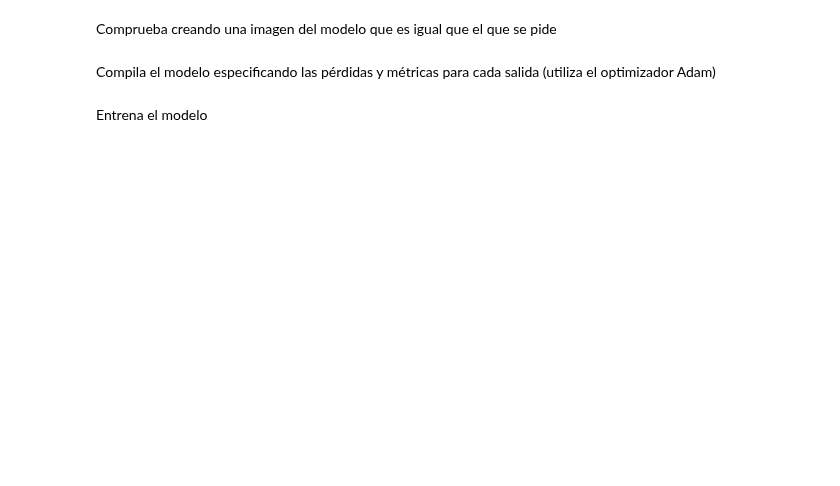
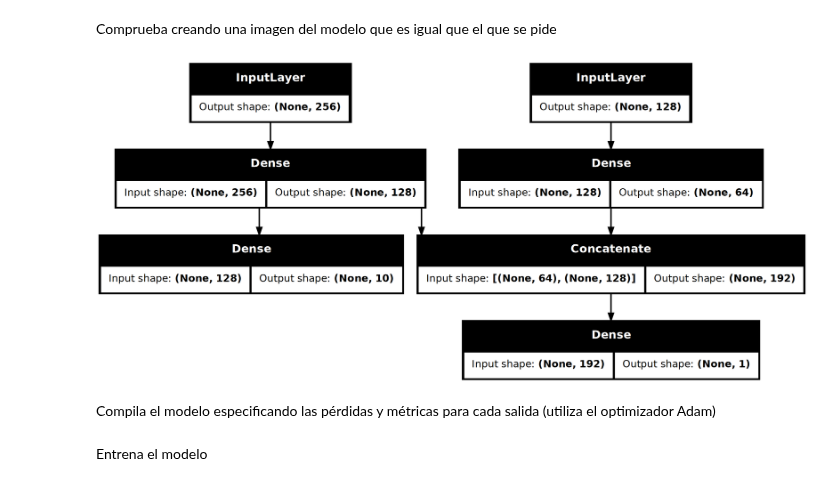
Before and after one commit to Elena2332/iabd, a Jupyter notebook: ia/sapa/deep_learning/4_7Ejercicios.ipynb, the cells around one changed output. Saved outputs shown, nothing was run; the diff lists cells and outputs as text; code cells hidden in the pictures; blank space fills up the shorter version.

```diff
--- a/ia/sapa/deep_learning/4_7Ejercicios.ipynb
+++ b/ia/sapa/deep_learning/4_7Ejercicios.ipynb
@@ -47,10 +47,10 @@ categorias_one_hot = tf.keras.utils.to_categorical(categorias, num_classes=10)
 # %% [markdown]
 Divide los datos en entrenamiento y prueba
 # %%
-x1_full_train, x1_test = train_test_split(caracteristicas_visuales,test_size=0.2, random_state=45, stratify=2)   # Características visuales  # Precio (Salida 1)
-x2_full_train, x2_test = train_test_split(caracteristicas_texto,test_size=0.2, random_state=45, stratify=2)      # Categoría (Salida 2)  # Características de texto
-x1_train, x1_val = train_test_split(x1_full_train, test_size=0.2, random_state=42)
-x2_train, x2_val = train_test_split(x2_full_train, test_size=0.2, random_state=42)
+x1_full_train, x1_test, y1_full_train, y1_test = train_test_split(caracteristicas_visuales, categorias_one_hot, test_size=0.2, random_state=45)   # Características visuales  # Precio (Salida 1)
+x2_full_train, x2_test, y2_full_train, y2_test = train_test_split(caracteristicas_texto, precio, test_size=0.2, random_state=45)      # Categoría (Salida 2)  # Características de texto
+x1_train, x1_val, y1_train, y1_val = train_test_split(x1_full_train, y1_full_train, test_size=0.2, random_state=42)
+x2_train, x2_val, y2_train, y2_val = train_test_split(x2_full_train, y2_full_train, test_size=0.2, random_state=42)
 # %% [markdown]
 Construye el modelo:
 * Crea dos ramas de entrada, una para cada tipo de características.
@@ -67,8 +67,15 @@ input_texto = tf.keras.layers.Input(shape=x2_train.shape[1:])
 rama_visual = tf.keras.layers.Dense(64, activation='relu')
 rama_texto = tf.keras.layers.Dense(128, activation='relu')
 combi = tf.keras.layers.Concatenate()
-salida_precio = tf.keras.layers.Dense(1)
-salida_categoria = tf.keras.layers.Dense(10)
+salida_precio = tf.keras.layers.Dense(1, name='salida_precio')
+salida_categoria = tf.keras.layers.Dense(10, name='salida_cate')
 
 # orden de las capas
 hidden1_v = rama_visual(input_visual)
+hidden1_t = rama_texto(input_texto)
+concat = combi([hidden1_v,hidden1_t])
+salida_p = salida_precio(concat)
+salida_c = salida_categoria(hidden1_t)
+
+# modelo
+model = tf.keras.Model(inputs=[input_visual,input_texto], outputs=[salida_c,salida_p])
@@ -75,4 +89,8 @@ hidden1_v = rama_visual(input_visual)
 # %% [markdown]
 Comprueba creando una imagen del modelo que es igual que el que se pide
+# %%
+tf.keras.utils.plot_model(model, "recursos/imgs/modelo_4_7_1.png", show_shapes=True)
+# %% [output]
+[figure, added]
 # %% [markdown]
 Compila el modelo especificando las pérdidas y métricas para cada salida (utiliza el optimizador Adam)
```
Also changed, not shown: parts of 14 cells of this notebook, 2 other files.
